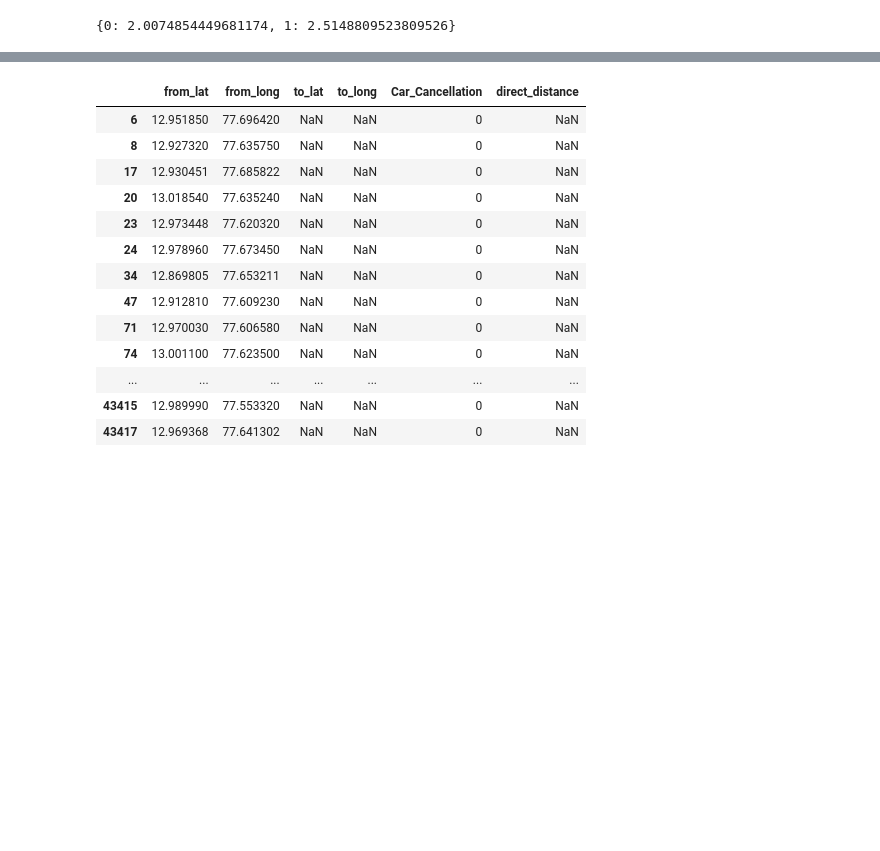
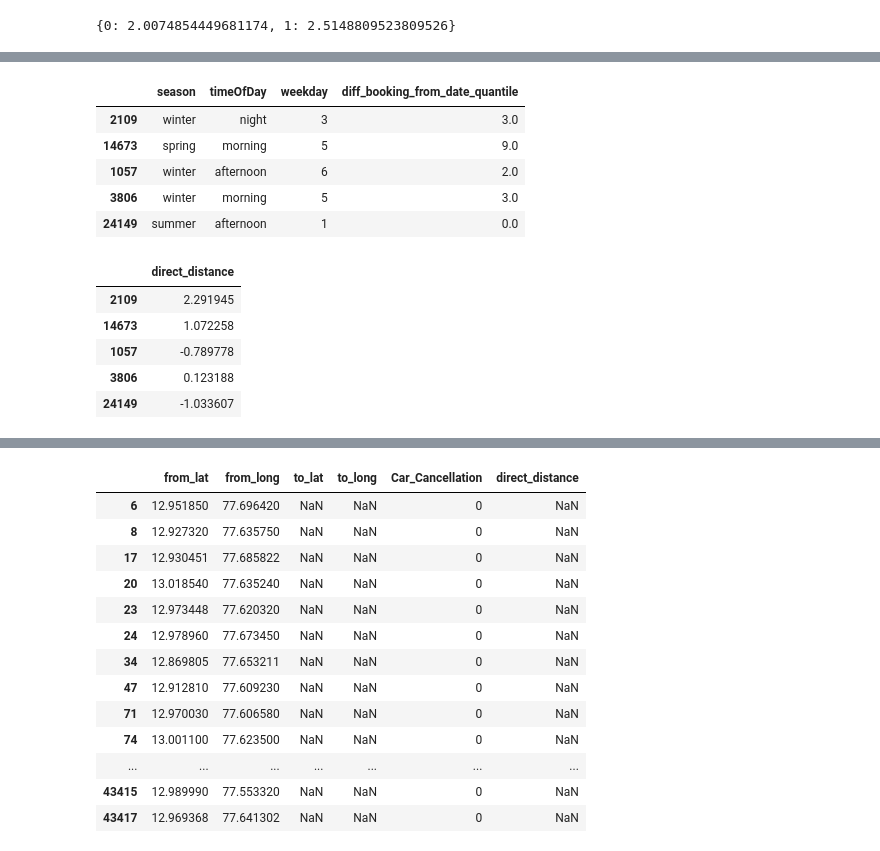
Before and after one commit to Jodahr/CabCancellation, a Jupyter notebook: CabCancellation.ipynb, the cells around one changed output, grey strips where cells are left out. Drawn from its saved outputs; the diff is of its cells as text; code cells hidden in the pictures; blank space fills up the shorter version.

```diff
--- a/CabCancellation.ipynb
+++ b/CabCancellation.ipynb
@@ -392,7 +393,7 @@ tempPipeline = Pipeline([
     ('getTimeOfDay', DFApply(func=get_timeOfDay, col='from_date', resCol='timeOfDay')),
     ('getWeekday', DFApply(func=get_dayOfWeek, col='from_date', resCol='weekday')),
     ('diff_booking_from_date', DFQuantile(q=10, col='diff_booking_from_date')),
-    ('dropCols', DropColumns(['from_date', 'booking_created'])),
+    ('dropCols', DropColumns(['from_date', 'booking_created','diff_booking_from_date' ])),
     ]
     )
 # %%
@@ -404,7 +405,9 @@ distPipeline = Pipeline(
     ('getDist', GetDistance('from_lat', 'from_long', 'to_lat', 'to_long', 'direct_distance')),
 #    ('custoImp', ImpureGrouped('direct_distance', 'Car_Cancellation', method='median')),
     ('custoImp', ImpureLabel('direct_distance', method='median')),
-    ('distQuantile', DFQuantile(q=6, col='direct_distance')),
+    ('drop', DropColumns(['from_lat','from_long','to_lat','to_long'])),
+#    ('distQuantile', DFQuantile(q=6, col='direct_distance')),
+    ('scaler', XStandardScaler())
 ])
 # %%
 X = df.drop('Car_Cancellation', axis=1)
@@ -433,0 +442,16 @@ test
+# %%
+tempPipeline.fit_transform(X_train,y_train).head()
+distPipeline.fit_transform(X_train, y_train).head()
+# %% [output]
+|  | season | timeOfDay | weekday | diff_booking_from_date_quantile |
+| 2109 | winter | night | 3 | 3.0 |
+| 14673 | spring | morning | 5 | 9.0 |
+| 1057 | winter | afternoon | 6 | 2.0 |
+| 3806 | winter | morning | 5 | 3.0 |
+| 24149 | summer | afternoon | 1 | 0.0 |
+|  | direct_distance |
+| 2109 | 2.291945 |
+| 14673 | 1.072258 |
+| 1057 | -0.789778 |
+| 3806 | 0.123188 |
+| 24149 | -1.033607 |
```
Also changed, not shown: parts of 13 cells of this notebook.
